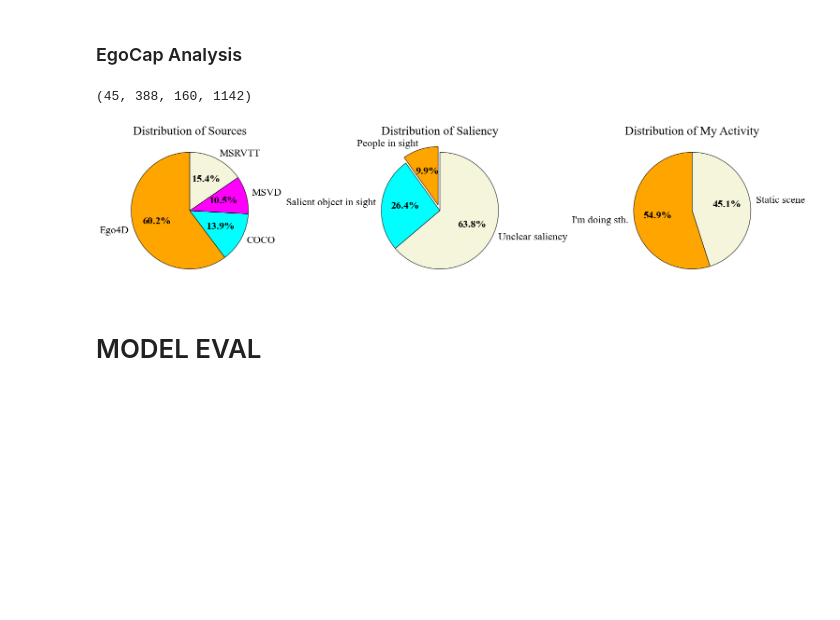
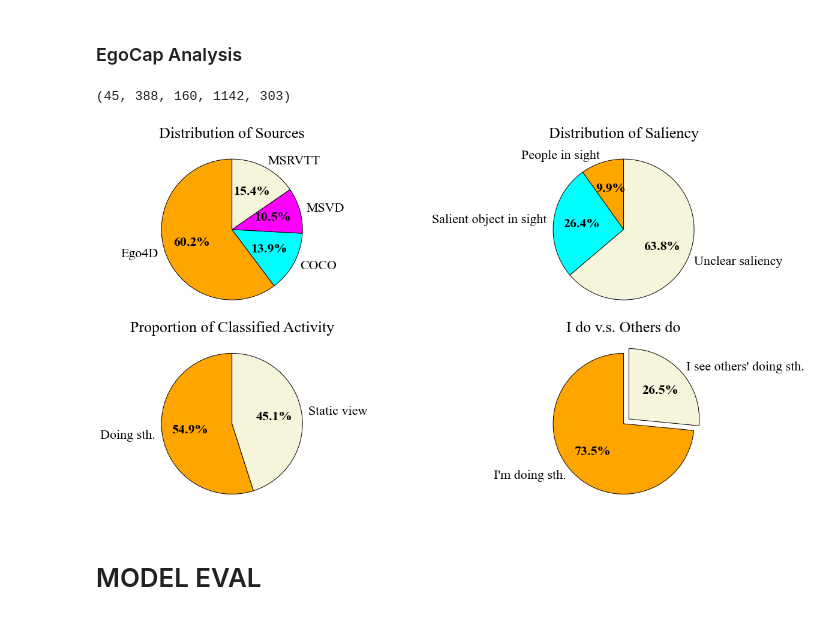
Before and after one commit to zdai257/EgoTransformer, a Jupyter notebook: zdData.ipynb, the cells around one changed output. Drawn from its saved outputs; the diff is of its cells as text; code cells hidden in the pictures; blank space fills up the shorter version.

```diff
--- a/zdData.ipynb
+++ b/zdData.ipynb
@@ -548,6 +548,8 @@ with open(join(egocap_dir, 'EgoCap_annatations_ref.json'), 'w', encoding='utf-8'
     json.dump(new_ana, f, ensure_ascii=False, indent=4)
 # %% [markdown]
 ### EgoCap Analysis
+# %%
+egocap_dir = '/Users/zhuangzhuangdai/repos/EgoCapSurvey/doc'
 # %%
 # Load "analyzed_annatations_ref"
 with open(join(egocap_dir, 'EgoCap_annatations_ref.json'), 'r') as f:
@@ -578,6 +580,7 @@ def tagger(string):
     return PEOPLE_ONLY, OBJ_ONLY, PEOPLE_OBJ, DOING
 # %%
 people_only, obj_only, people_obj, doing = 0,0,0,0
+people_others = 0
 
 for idx, (key, val) in enumerate(ana.items()):
     #print(key)
@@ -587,16 +590,20 @@ for idx, (key, val) in enumerate(ana.items()):
         tuples = tagger(sent[0])
         if tuples[0]:
             people_only += 1
+
         if tuples[1]:
             obj_only += 1
         if tuples[2]:
             people_obj += 1
         if tuples[3]:
             doing += 1
+            for sentence in sent:
+                if 'see' in sentence or 'watch' in sentence or 'look' in sentence or 'man' in sentence or 'lady' in sentence or 'girl' in sentence or 'boy' in sentence or 'baby' in sentence:
+                    people_others += 1
 # %%
-people_only, obj_only, people_obj, doing
+people_only, obj_only, people_obj, doing, people_others
 # %% [output]
-(45, 388, 160, 1142)
+(45, 388, 160, 1142, 303)
 # %%
 total = 2079
 # %%
@@ -610,7 +617,7 @@ names = ['People in sight', 'Salient object in sight', 'Unclear saliency']
 data = [people_only + people_obj, obj_only + people_obj, total - people_only - obj_only - 2*people_obj]
 
 # Creating explode data
-explode = (0.1, 0.0, 0.0)
+explode = (0.0, 0.0, 0.0)
 
 # Creating color parameters
 colors = ( "orange", "cyan", "beige")
@@ -619,10 +626,16 @@ colors = ( "orange", "cyan", "beige")
 wp = { 'linewidth' : 1., 'edgecolor' : "black" }
 
 
-names2 = ["I'm doing sth.", "Static scene"]
+names2 = ["Doing sth.", "Static view"]
 data2 = [doing, total-doing]
 explode2 = (0.0, 0.0)
 colors2 = ( "orange", "beige" )
+
+names4 = ["I'm doing sth.", "I see others' doing sth."]
+data4 = [doing - people_others, people_others]
+explode4 = (0.0, 0.1)
+colors4 = ( "orange", "beige" )
+
 
 # Creating autocpt arguments
 def func(pct, allvalues):
@@ -630,9 +643,9 @@ def func(pct, allvalues):
 	return "{:.1f}%".format(pct, absolute)
 
 # Creating plot
-fig, ax = plt.subplots(1, 3, figsize =(21, 6), constrained_layout=True)
+fig, ax = plt.subplots(2, 2, figsize =(18, 9), constrained_layout=True)
 
-wedges, texts, autotexts = ax[0].pie(data0,
+wedges, texts, autotexts = ax[0,0].pie(data0,
 								autopct = lambda pct: func(pct, data0),
 								explode = explode0,
 								labels = names0,
@@ -641,7 +654,7 @@ wedges, texts, autotexts = ax[0].pie(data0,
 								startangle = 90,
 								wedgeprops = wp,
 								textprops = dict(color ="black", fontsize=22))
-ax[0].set_title("Distribution of Sources", fontsize=26)
+ax[0,0].set_title("Distribution of Sources", fontsize=26)
 plt.setp(autotexts, size = 22, weight ="bold")
 '''
 ax[0].set_xticks(range(len(data0)), names0, fontsize=18)
@@ -651,39 +664,51 @@ ax[0].set_title("Distribution of Sources", fontsize=24)
 ax[0].bar(range(len(data0)), data0)
 '''
 
-wedges, texts, autotexts = ax[1].pie(data,
+wedges, texts, autotexts = ax[0,1].pie(data,
 								autopct = lambda pct: func(pct, data),
 								explode = explode,
 								labels = names,
 								shadow = False,
 								colors = colors,
 								startangle = 90,
 								wedgeprops = wp,
 								textprops = dict(color ="black", fontsize=22))
-ax[1].set_title("Distribution of Saliency", fontsize=26)
+ax[0,1].set_title("Distribution of Saliency", fontsize=26)
 plt.setp(autotexts, size = 22, weight ="bold")
 
-wedges, texts, autotexts = ax[2].pie(data2,
+wedges, texts, autotexts = ax[1,0].pie(data2,
 								autopct = lambda pct: func(pct, data2),
 								explode = explode2,
 								labels = names2,
 								shadow = False,
 								colors = colors2,
 								startangle = 90,
 								wedgeprops = wp,
 								textprops = dict(color ="black", fontsize=22))
-ax[2].set_title("Distribution of My Activity", fontsize=26)
+ax[1,0].set_title("Proportion of Classified Activity", fontsize=26)
+plt.setp(autotexts, size = 22, weight ="bold")
+
+wedges, texts, autotexts = ax[1,1].pie(data4,
+								autopct = lambda pct: func(pct, data4),
+								explode = explode4,
+								labels = names4,
+								shadow = False,
+								colors = colors4,
+								startangle = 90,
+								wedgeprops = wp,
+								textprops = dict(color ="black", fontsize=22))
+ax[1,1].set_title("I do v.s. Others do", fontsize=26)
 plt.setp(autotexts, size = 22, weight ="bold")
 
 # Adding legend
 #ax.legend(wedges, cars, title ="Cars", loc ="center left", bbox_to_anchor =(1, 0, 0.5, 1))
 
 
 # show plot
-fig.savefig(join('images','pdf',"pie_egocap.pdf"), bbox_inches='tight', facecolor='white', transparent=False)
+fig.savefig(join('images','pdf',"pie_egocap2.pdf"), bbox_inches='tight', facecolor='white', transparent=False)
 plt.show()
 # %% [output]
-[figure, old version]
+[figure, new version]
 # %% [markdown]
 # MODEL EVAL
 # %%
```
